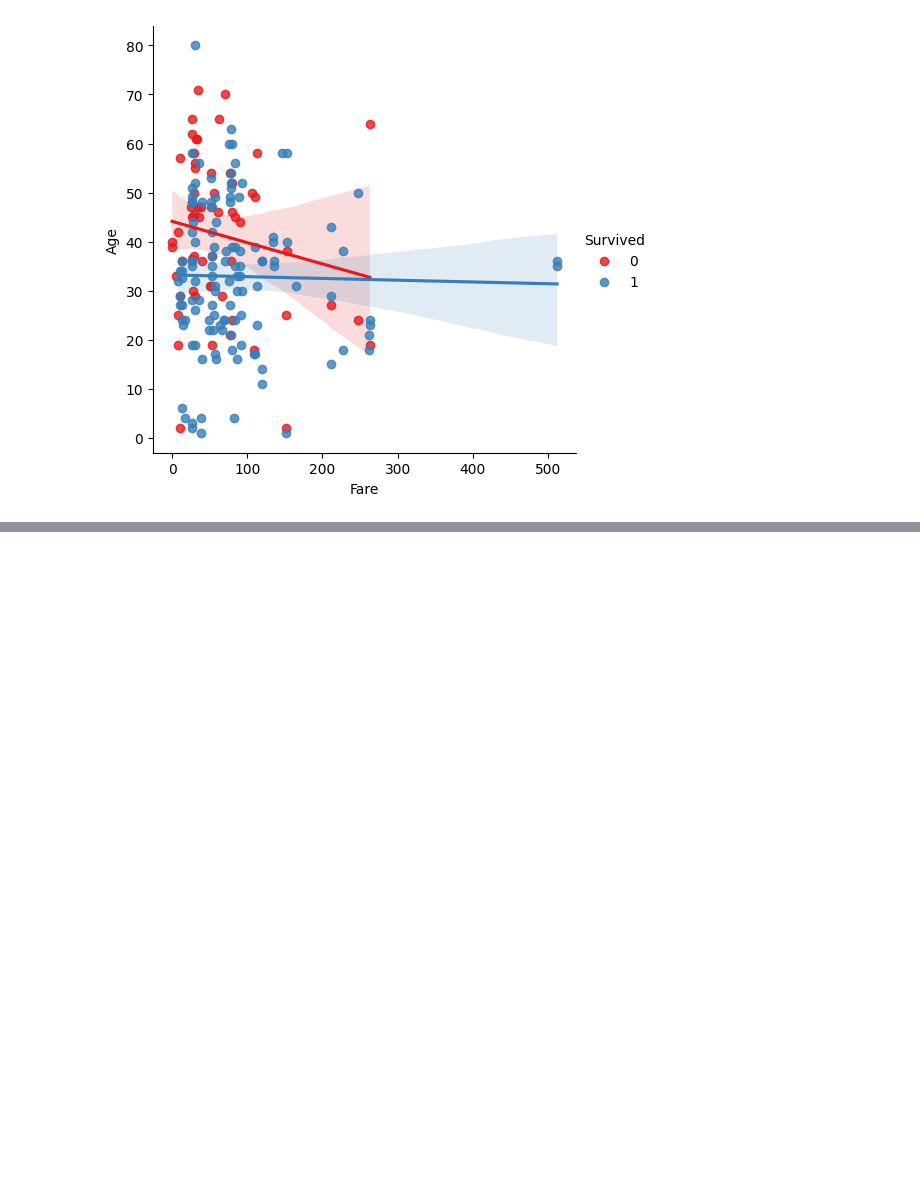
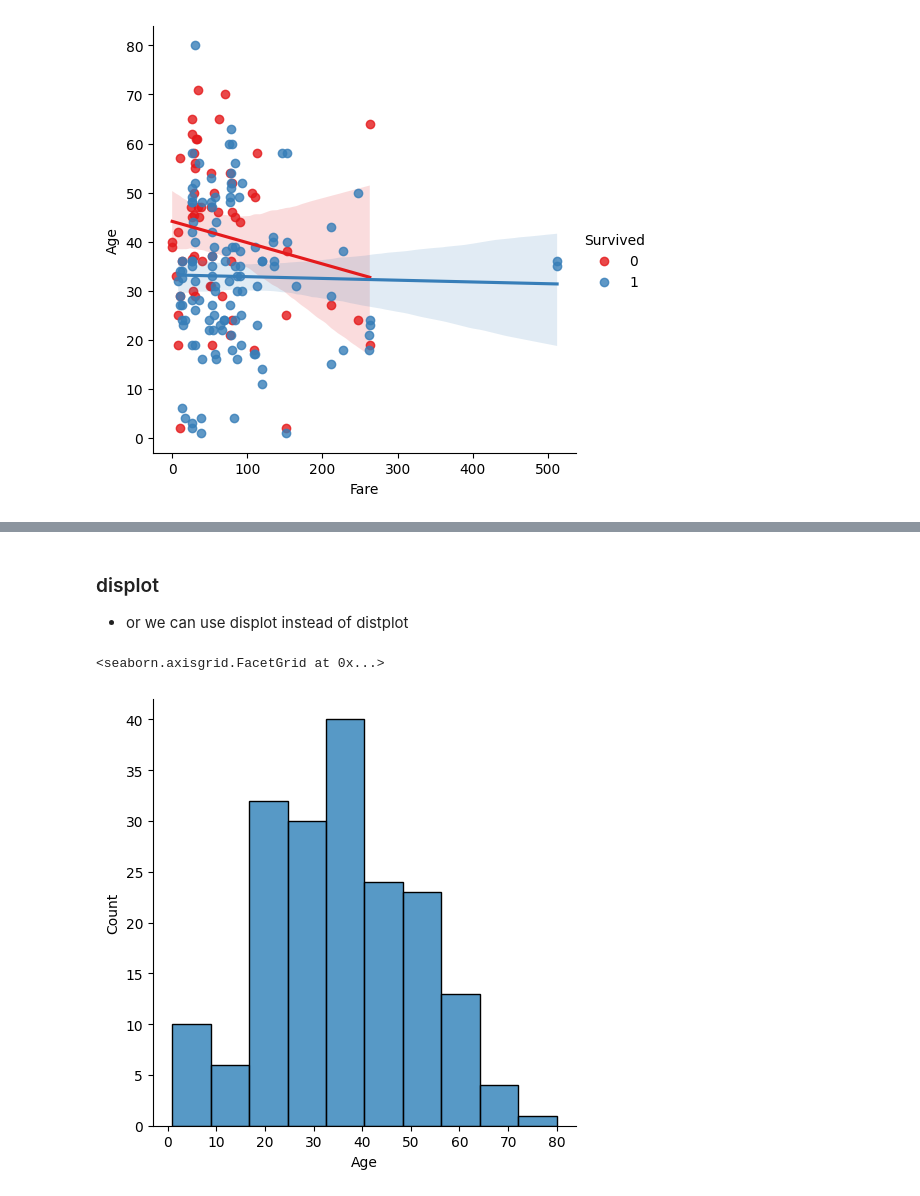
Before and after one commit to HasibullahAman/Data_Visulaization, a Jupyter notebook: Data_Visualization/Data_Visulization_Seborn.ipynb, the cells around one changed output, grey strips where cells are left out. Cells and saved outputs as stored; diff of their text form; code cells hidden in the pictures; blank space fills up the shorter version.

```diff
--- a/Data_Visualization/Data_Visulization_Seborn.ipynb
+++ b/Data_Visualization/Data_Visulization_Seborn.ipynb
@@ -199,0 +235,8 @@ palette="Set1")
+# %% [markdown]
+### displot
+- or we can use displot instead of distplot
+# %%
+sn.displot(tot["Age"])
+# %% [output]
+<seaborn.axisgrid.FacetGrid at 0x...>
+[figure, added]
```
Also changed, not shown: parts of 10 cells of this notebook.
